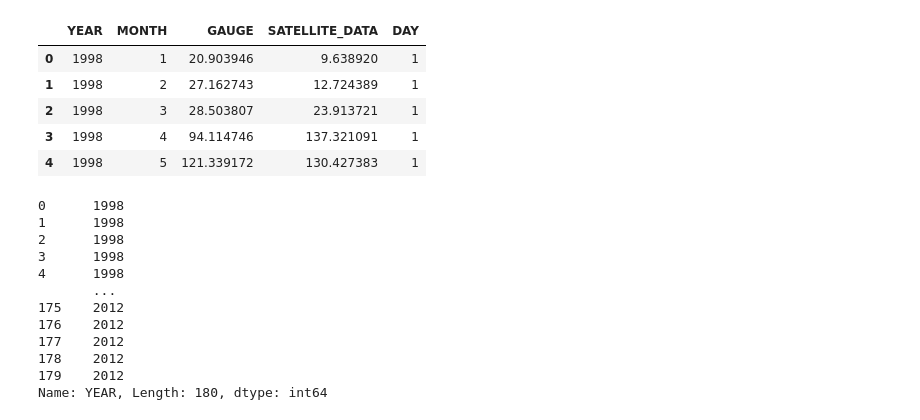
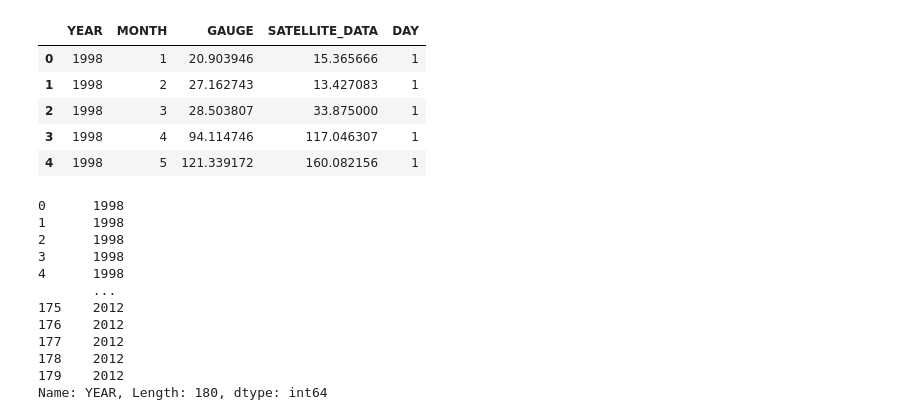
Before and after one commit to buabaj/Satellite-Physics-mini-Project, a Jupyter notebook: Satellite_Mini_Project.ipynb, the cells around one changed output. Saved outputs shown, nothing was run; the diff lists cells and outputs as text; code cells hidden in the pictures.

```diff
--- a/Satellite_Mini_Project.ipynb
+++ b/Satellite_Mini_Project.ipynb
@@ -9,16 +9,16 @@ import seaborn as sb
 # %%
-data = 'group3.xlsx'
+data = 'GROUP15.xlsx'
 df = pd.read_excel(data)
 df = pd.DataFrame(df)
 df['DAY'] = 1
 df.head()
 # %% [output]
 |  | YEAR | MONTH | GAUGE | SATELLITE_DATA | DAY |
-| 0 | 1998 | 1 | 20.903946 | 9.638920 | 1 |
-| 1 | 1998 | 2 | 27.162743 | 12.724389 | 1 |
-| 2 | 1998 | 3 | 28.503807 | 23.913721 | 1 |
-| 3 | 1998 | 4 | 94.114746 | 137.321091 | 1 |
-| 4 | 1998 | 5 | 121.339172 | 130.427383 | 1 |
+| 0 | 1998 | 1 | 20.903946 | 15.365666 | 1 |
+| 1 | 1998 | 2 | 27.162743 | 13.427083 | 1 |
+| 2 | 1998 | 3 | 28.503807 | 33.875000 | 1 |
+| 3 | 1998 | 4 | 94.114746 | 117.046307 | 1 |
+| 4 | 1998 | 5 | 121.339172 | 160.082156 | 1 |
 # %%
 year = df['YEAR']
 year
```
Also changed, not shown: parts of 17 cells of this notebook.
